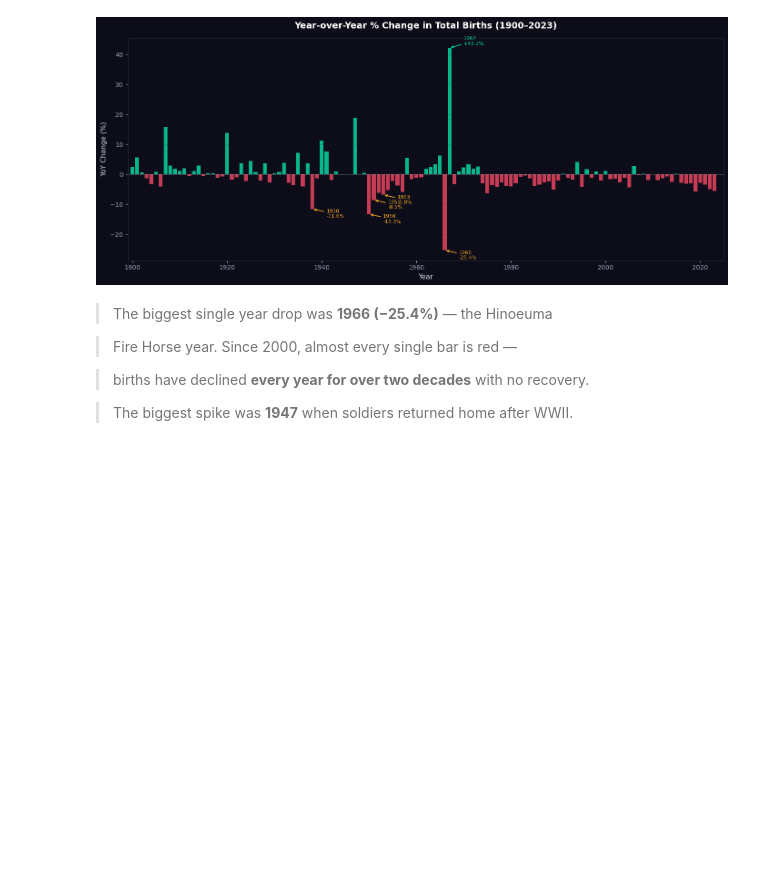
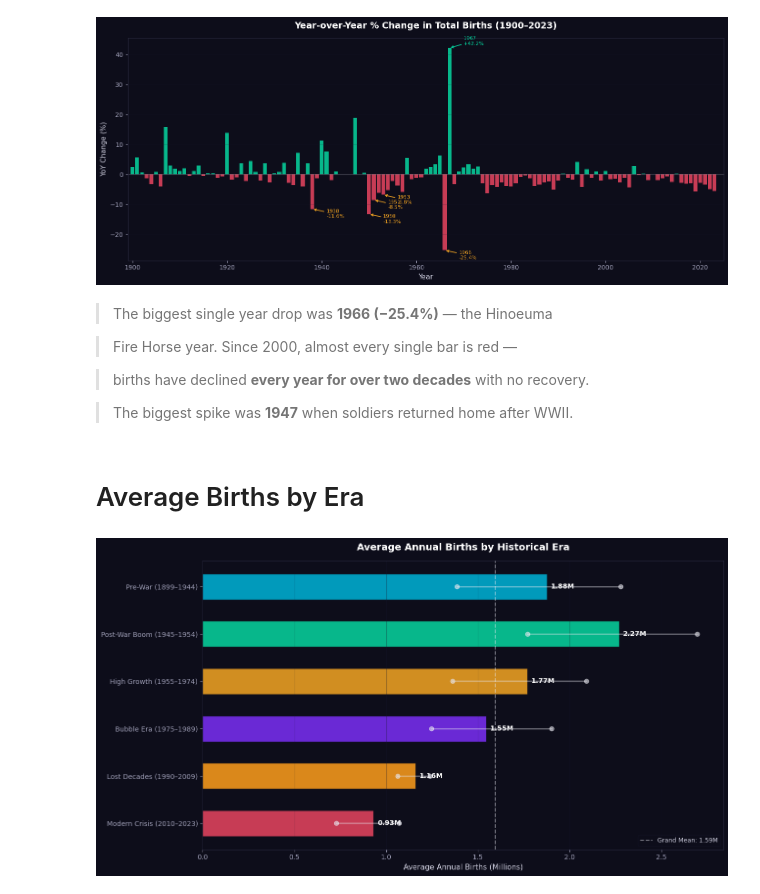
Before and after one commit to suzzzel5/Japan-Birth-Statistics-1899-2023-, a Jupyter notebook: notebooks/03_visuallzations.ipynb, the cells around one changed output. Cells and saved outputs as stored; diff of their text form; code cells hidden in the pictures; blank space fills up the shorter version.

Commit message:
yoy / era_avg / heatmap

```diff
--- a/notebooks/03_visuallzations.ipynb
+++ b/notebooks/03_visuallzations.ipynb
@@ -331,3 +331,64 @@ plt.show()
 > births have declined **every year for over two decades** with no recovery.
 
 > The biggest spike was **1947** when soldiers returned home after WWII.
+# %% [markdown]
+# Average Births by Era
+# %%
+era_order = [
+     'Pre-War (1899–1944)',
+     'Post-War Boom (1945–1954)',
+     'High Growth (1955–1974)',
+     'Bubble Era (1975–1989)',
+     'Lost Decades (1990–2009)',
+     'Modern Crisis (2010–2023)',
+]
+
+era_colours = [C['teal'], C['green'], C['gold'],
+               C['purple'], C['orange'], C['red']]
+
+era_avg = df.groupby('era')['total_births'].mean().reindex(era_order) / 1e6
+era_min = df.groupby('era')['total_births'].min().reindex(era_order)  / 1e6
+era_max = df.groupby('era')['total_births'].max().reindex(era_order)  / 1e6
+
+fig, ax = plt.subplots(figsize=(13, 7))
+
+bars = ax.barh(era_avg.index, era_avg.values,
+               color=era_colours, height=0.55,
+               alpha=0.85, edgecolor='#0d0d1a')
+
+# Min-max range markers
+for i, (mn, mx, avg) in enumerate(zip(era_min, era_max, era_avg)):
+     ax.plot([mn, mx], [i, i],
+               color=C['white'], linewidth=2,
+               alpha=0.4, zorder=5)
+     ax.scatter([mn, mx], [i, i],
+               color=C['white'], s=40,
+               alpha=0.6, zorder=6)
+
+# Value labels
+for bar, val in zip(bars, era_avg.values):
+     ax.text(val + 0.02,
+               bar.get_y() + bar.get_height() / 2,
+               f'{val:.2f}M',
+               va='center', fontsize=10,
+               color='white', fontweight='bold')
+
+# Grand mean line
+ax.axvline(era_avg.mean(), color=C['white'],
+               linewidth=1.5, linestyle='--',
+               alpha=0.5,
+               label=f'Grand Mean: {era_avg.mean():.2f}M')
+
+ax.set_title("Average Annual Births by Historical Era",
+               fontweight='bold', pad=15)
+ax.set_xlabel("Average Annual Births (Millions)")
+ax.set_xlim(0, era_avg.max() * 1.25)
+ax.invert_yaxis()
+ax.legend(loc='lower right')
+ax.grid(True, axis='x', alpha=0.3)
+plt.tight_layout()
+plt.savefig('../reports/final_05_era_avg.png', dpi=150,
+               bbox_inches='tight', facecolor='#0d0d1a')
+plt.show()
+# %% [output]
+[figure, added]
```
Also changed, not shown: parts of 4 cells of this notebook, 3 other files.
